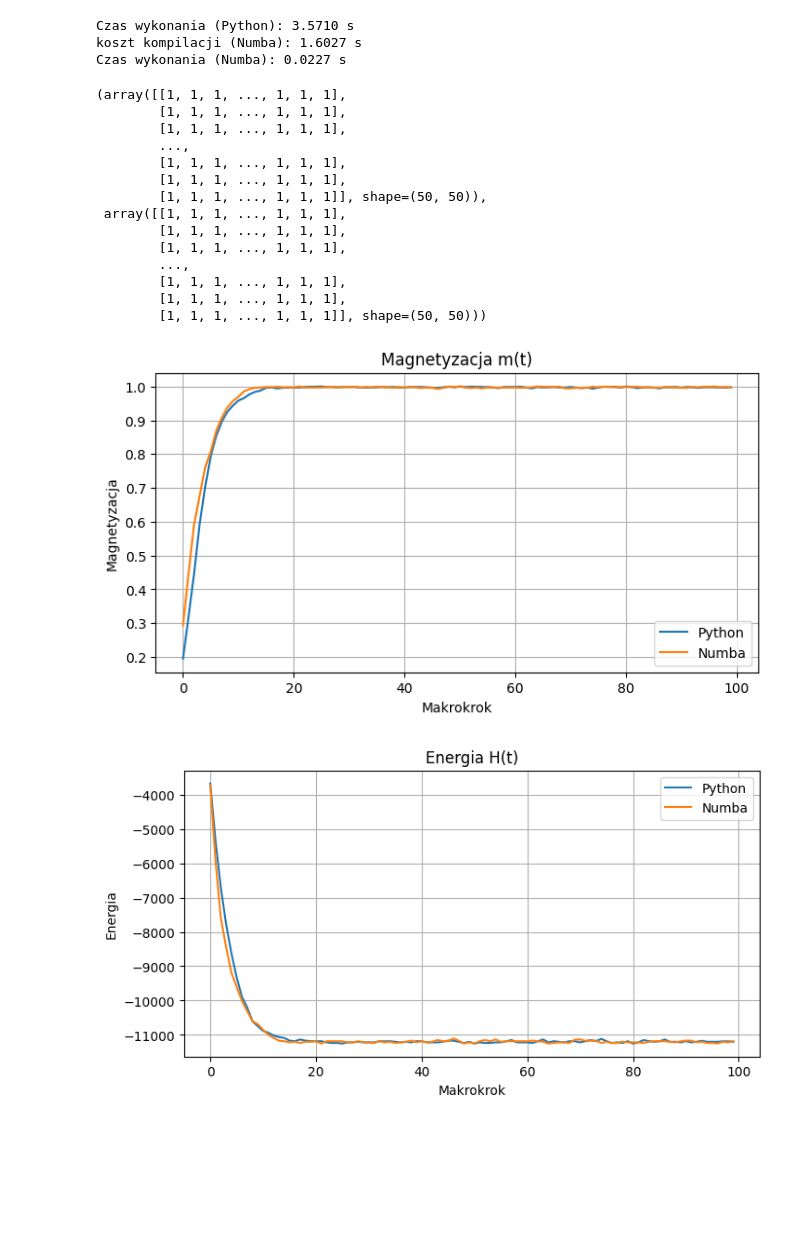
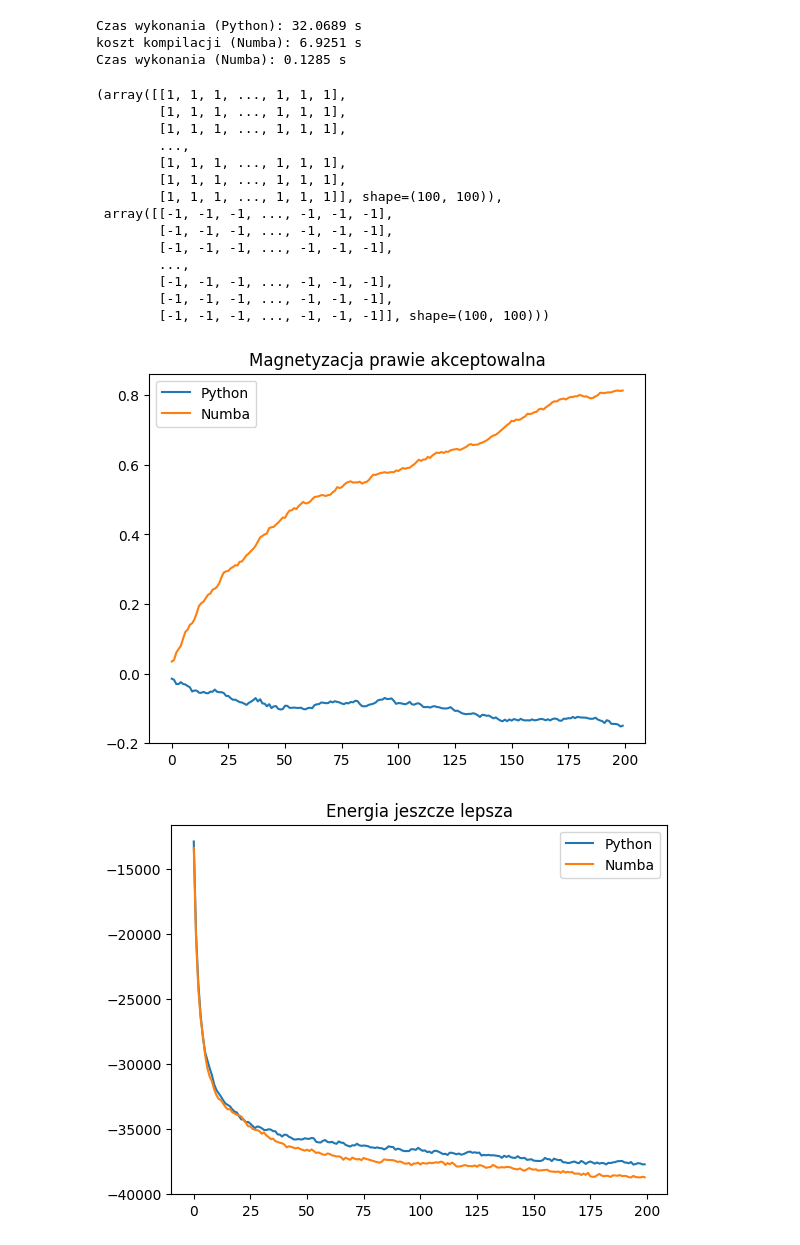
Before and after one commit to Anna01197/podejscie3, a Jupyter notebook: zadanie3.ipynb, the cells around one changed output. Cells and saved outputs as stored; diff of their text form; code cells hidden in the pictures; blank space fills up the shorter version.

```diff
--- a/zadanie3.ipynb
+++ b/zadanie3.ipynb
@@ -59,8 +59,15 @@ def simulate(spins,N, M, J, B, beta,):
             j = np.random.randint(0, N)
 
             dE = delta_E(spins, i, j, J, B)
-            if dE < 0 or np.random.rand() < np.exp(-beta * dE):
+            if dE < 0:
                 spins[i, j] *= -1
+            else:
+                prop = np.exp(-beta * dE)
+                if np.random.rand() < prop:
+                    spins[i, j] *= -1
+                else:
+                    continue
+
 
         mags.append(magnetization(spins))
         energies.append(energy(spins, J, B))
@@ -113,7 +120,8 @@ def simulate_numba(spins, M, J, B, beta):
 
     mags = np.zeros(M)
     energies = np.zeros(M)
-    frames = np.zeros((M, N, N))
+    frames = np.zeros((M, N, N))#to jest aktualnie to samo co w tym pierwszym, ale z numba trzeba z góry zadeklarować rozmiar tablicy
+
 
     for step in range(M):
         for _ in range(N * N):
@@ -122,8 +130,14 @@ def simulate_numba(spins, M, J, B, beta):
 
             dE = delta_E_numba(spins, i, j, J, B)
 
-            if dE < 0 or np.random.rand() < np.exp(-beta * dE):
+            if dE < 0:
                 spins[i, j] *= -1
+            else:
+                prop = np.exp(-beta * dE)
+                if np.random.rand() < prop:
+                    spins[i, j] *= -1
+                else:
+                    continue
 
         mags[step] = magnetization_numba(spins)
         energies[step] = energy_numba(spins, J, B)
@@ -133,10 +147,10 @@ def simulate_numba(spins, M, J, B, beta):
 # %%
 import time
 
-N = 50
-M = 100
+N = 100
+M = 200
 J = 1.0
-B = 0.5
+B = 0.0
 beta = 0.4
 
 np.random.seed(1234)
@@ -166,9 +180,9 @@ print(f"Czas wykonania (Python): {python_time:.4f} s")
 print(f"koszt kompilacji (Numba): {compile_time:.4f} s")
 print(f"Czas wykonania (Numba): {numba_time:.4f} s")
 # %% [output]
-Czas wykonania (Python): 3.5710 s
-koszt kompilacji (Numba): 1.6027 s
-Czas wykonania (Numba): 0.0227 s
+Czas wykonania (Python): 32.0689 s
+koszt kompilacji (Numba): 6.9251 s
+Czas wykonania (Numba): 0.1285 s
 # %%
 spins_nb, spins_py
 # %% [output]
@@ -178,39 +192,32 @@ spins_nb, spins_py
         ...,
         [1, 1, 1, ..., 1, 1, 1],
         [1, 1, 1, ..., 1, 1, 1],
-        [1, 1, 1, ..., 1, 1, 1]], shape=(50, 50)),
- array([[1, 1, 1, ..., 1, 1, 1],
-        [1, 1, 1, ..., 1, 1, 1],
-        [1, 1, 1, ..., 1, 1, 1],
+        [1, 1, 1, ..., 1, 1, 1]], shape=(100, 100)),
+ array([[-1, -1, -1, ..., -1, -1, -1],
+        [-1, -1, -1, ..., -1, -1, -1],
+        [-1, -1, -1, ..., -1, -1, -1],
         ...,
-        [1, 1, 1, ..., 1, 1, 1],
-        [1, 1, 1, ..., 1, 1, 1],
-        [1, 1, 1, ..., 1, 1, 1]], shape=(50, 50)))
+        [-1, -1, -1, ..., -1, -1, -1],
+        [-1, -1, -1, ..., -1, -1, -1],
+        [-1, -1, -1, ..., -1, -1, -1]], shape=(100, 100)))
 # %%
 import matplotlib.pyplot as plt
 
-plt.figure(figsize=(8, 4))
+
 plt.plot(mags_py, label='Python')
 plt.plot(mags_nb, label='Numba')
-plt.xlabel('Makrokrok')
-plt.ylabel('Magnetyzacja')
-plt.title('Magnetyzacja m(t)')
-plt.grid(True)
+plt.title('Magnetyzacja prawie akceptowalna')
 plt.legend()
 plt.show()
 
-plt.figure(figsize=(8, 4))
 plt.plot(energies_py, label='Python')
 plt.plot(energies_nb, label='Numba')
-plt.xlabel('Makrokrok')
-plt.ylabel('Energia')
-plt.title('Energia H(t)')
-plt.grid(True)
+plt.title('Energia jeszcze lepsza')
 plt.legend()
 plt.show()
 # %% [output]
-[figure, old version]
+[figure, new version]
-[figure, old version]
+[figure, new version]
 # %%
 import matplotlib.animation as animation
 from IPython.display import HTML
```
Also changed, not shown: parts of 2 cells of this notebook, 1 other file.
